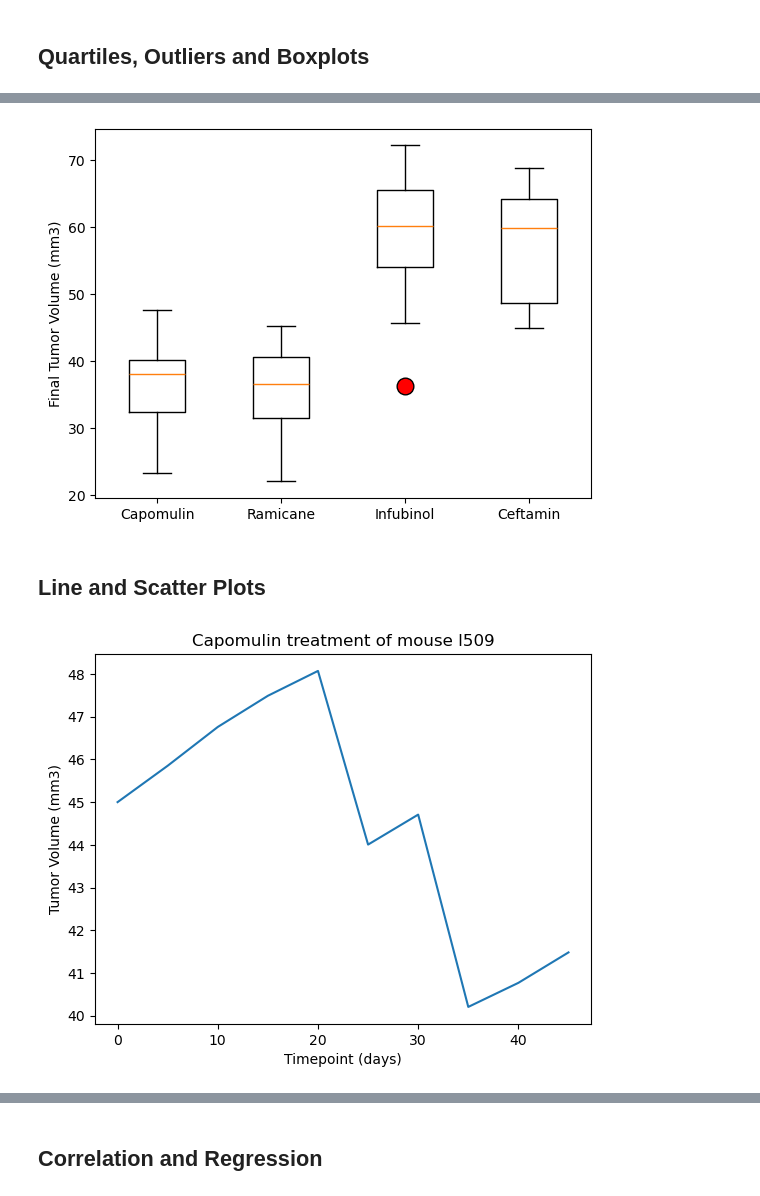
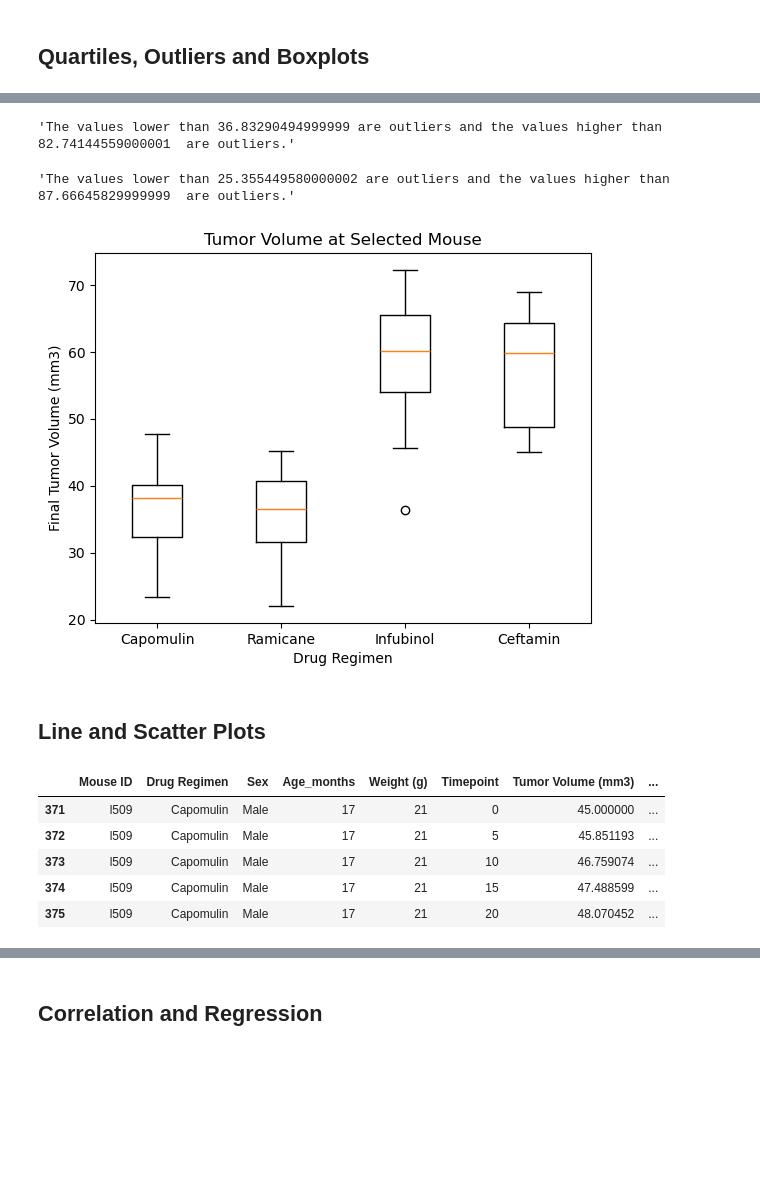
Before and after one commit to nkd2882/Pymaceuticals_Matplotlib, a Jupyter notebook: pymaceuticals_starter.ipynb, the cells around one changed output, grey strips where cells are left out. Drawn from its saved outputs; the diff is of its cells as text; code cells hidden in the pictures; blank space fills up the shorter version.

```diff
--- a/pymaceuticals_starter.ipynb
+++ b/pymaceuticals_starter.ipynb
@@ -161,8 +256,17 @@ clean_df["Mouse ID"].unique().size
 # %%
-# Calculate the final tumor volume of each mouse across four of the treatment regimens:
-# Capomulin, Ramicane, Infubinol, and Ceftamin
+# Put treatments into a list for for loop (and later for plot labels)
+Regimen_list = ['Capomulin', 'Ramicane', 'Infubinol','Ceftamin']
+
+# Create empty list to fill with tumor vol data (for plotting)
+
+empty_list = []
 
 # Start by getting the last (greatest) timepoint for each mouse
 
+# Capomulin
+Capomulin_last = Capomulin_df.groupby('Mouse ID')['Timepoint'].max()
+Capomulin_vol = pd.DataFrame(Capomulin_last)
 
 # Merge this group df with the original DataFrame to get the tumor volume at the last timepoint
+Capomulin_merge = pd.merge(Capomulin_vol, clean_df, on=("Mouse ID","Timepoint"),how="left")
+Capomulin_merge.head()
@@ -192,10 +321,71 @@ Ceftamin's potential outliers: Series([], Name: Tumor Volume (mm3), dtype: float
+# %%
+# Infubinol
+Infubinol_last = Infubinol_df.groupby('Mouse ID')['Timepoint'].max()
+Infubinol_vol = pd.DataFrame(Infubinol_last)
+Infubinol_merge = pd.merge(Infubinol_vol, clean_df, on=("Mouse ID","Timepoint"),how="left")
+
+
+Infubinol_tumors = Infubinol_merge['Tumor Volume (mm3)']
+quartiles = Infubinol_tumors.quantile([.25,.5,.75])
+lowerq = quartiles[0.25]
+upperq = quartiles[0.75]
+iqr = upperq-lowerq
+
+lower_bound = lowerq - (1.5*iqr)
+upper_bound = upperq + (1.5*iqr)
+
+message = f"The values lower than {lower_bound} are outliers and the values higher than {upper_bound}  are outliers."
+message
+# %% [output]
+'The values lower than 36.83290494999999 are outliers and the values higher than 82.74144559000001  are outliers.'
+# %%
+# Ceftamin_df
+
+Ceftamin_last = Ceftamin_df.groupby('Mouse ID')['Timepoint'].max()
+Ceftamin_vol = pd.DataFrame(Ceftamin_last)
+Ceftamin_merge = pd.merge(Ceftamin_vol, clean_df, on=("Mouse ID","Timepoint"),how="left")
+Ceftamin_merge.head()
+
+
+Ceftamin_tumors = Ceftamin_merge['Tumor Volume (mm3)']
+quartiles = Ceftamin_tumors.quantile([.25,.5,.75])
+lowerq = quartiles[0.25]
+upperq = quartiles[0.75]
+iqr = upperq-lowerq
+
+lower_bound = lowerq - (1.5*iqr)
+upper_bound = upperq + (1.5*iqr)
+
+message = f"The values lower than {lower_bound} are outliers and the values higher than {upper_bound}  are outliers."
+message
+# %% [output]
+'The values lower than 25.355449580000002 are outliers and the values higher than 87.66645829999999  are outliers.'
 # %%
 # Generate a box plot that shows the distribution of the tumor volume for each treatment group.
+
+
+data = [Capomulin_tumors, Ramicane_tumors, Infubinol_tumors, Ceftamin_tumors]
+
+fig1, ax1 = plt.subplots()
+ax1.boxplot(data, labels=Regimen_list, widths = 0.4, vert=True)
+ax1.set_title('Tumor Volume at Selected Mouse')
+ax1.set_ylabel('Final Tumor Volume (mm3)')
+ax1.set_xlabel('Drug Regimen')
+
+plt.show()
 # %% [output]
-[figure, old version]
+[figure, new version]
 # %% [markdown]
 ## Line and Scatter Plots
 # %%
 # Generate a line plot of tumor volume vs. time point for a single mouse treated with Capomulin
+
+line_plot_df = Capomulin_df.loc[Capomulin_df["Mouse ID"] == "l509",:]
+line_plot_df .head()
 # %% [output]
-[figure, removed]
+|  | Mouse ID | Drug Regimen | Sex | Age_months | Weight (g) | Timepoint | Tumor Volume (mm3) | ... |
+| 371 | l509 | Capomulin | Male | 17 | 21 | 0 | 45.000000 | ... |
+| 372 | l509 | Capomulin | Male | 17 | 21 | 5 | 45.851193 | ... |
+| 373 | l509 | Capomulin | Male | 17 | 21 | 10 | 46.759074 | ... |
+| 374 | l509 | Capomulin | Male | 17 | 21 | 15 | 47.488599 | ... |
+| 375 | l509 | Capomulin | Male | 17 | 21 | 20 | 48.070452 | ... |
```
Also changed, not shown: parts of 23 cells of this notebook.
